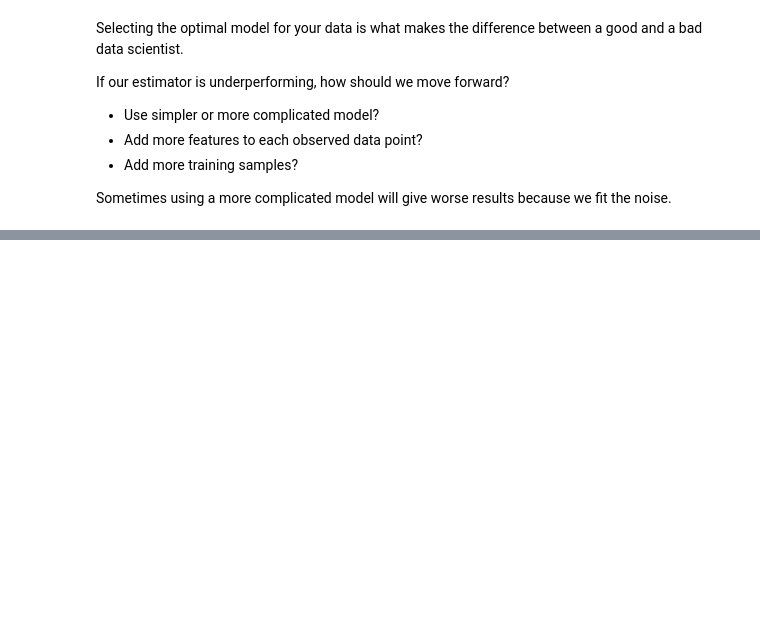
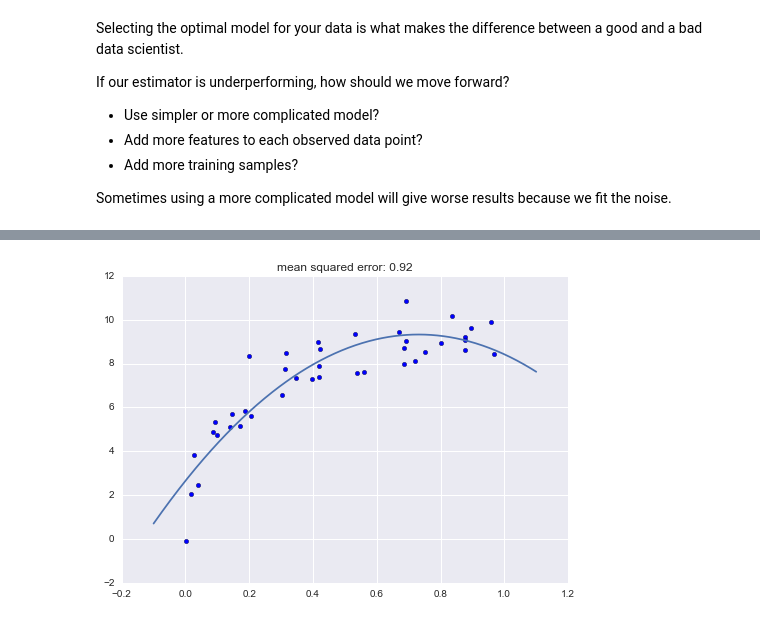
Before and after one commit to toastmaker/5bss, a Jupyter notebook: notebooks/03 Overfitting and validations.ipynb, the cells around one changed output, grey strips where cells are left out. Saved outputs shown, nothing was run; the diff lists cells and outputs as text; code cells hidden in the pictures; blank space fills up the shorter version.

```diff
--- a/notebooks/03 Overfitting and validations.ipynb
+++ b/notebooks/03 Overfitting and validations.ipynb
@@ -146,0 +186,18 @@ Sometimes using a more complicated model will give worse results because we fit
+# %%
+from sklearn.preprocessing import PolynomialFeatures
+from sklearn.linear_model import LinearRegression
+from sklearn.pipeline import make_pipeline
+
+def PolynomialRegression(degree=1, **kwargs):
+    return make_pipeline(PolynomialFeatures(degree),
+                         LinearRegression(**kwargs))
+# %%
+model = PolynomialRegression(2)
+model.fit(X, y)
+y_test = model.predict(X_test)
+
+plt.scatter(X.ravel(), y)
+plt.plot(X_test.ravel(), y_test)
+plt.title("mean squared error: {0:.3g}".format(mean_squared_error(model.predict(X), y)));
+# %% [output]
+[figure, added]
```
Also changed, not shown: parts of 40 cells of this notebook, 9 other files.
